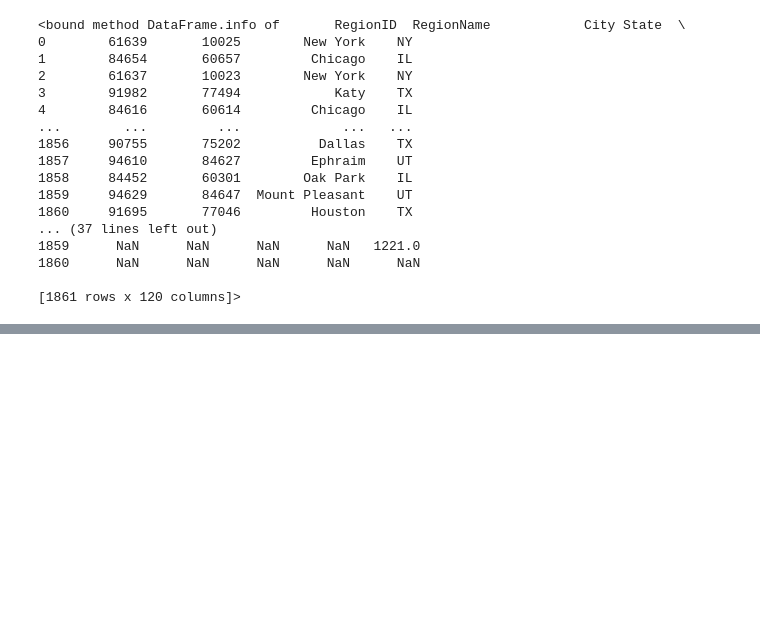
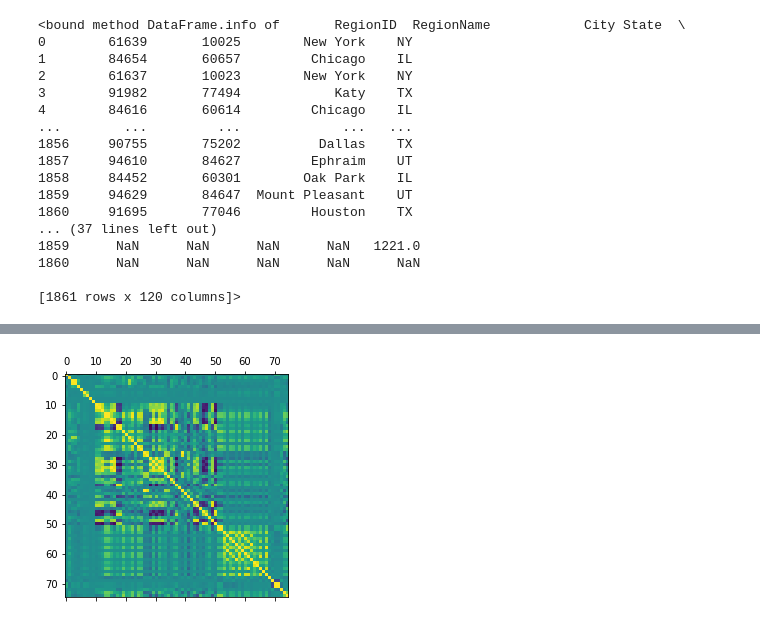
Before and after one commit to HaydenWarren/zri-forecast, a Jupyter notebook: julie/InitialEDA.ipynb, the cells around one changed output, grey strips where cells are left out. Saved outputs shown, nothing was run; the diff lists cells and outputs as text; code cells hidden in the pictures; blank space fills up the shorter version.

```diff
--- a/julie/InitialEDA.ipynb
+++ b/julie/InitialEDA.ipynb
@@ -194,0 +226,5 @@ zri_multi.groupby('State')
+# %%
+plt.matshow(numerical_features.corr())
+plt.show()
+# %% [output]
+[figure, added]
```
Also changed, not shown: parts of 30 cells of this notebook, 3 other files.
